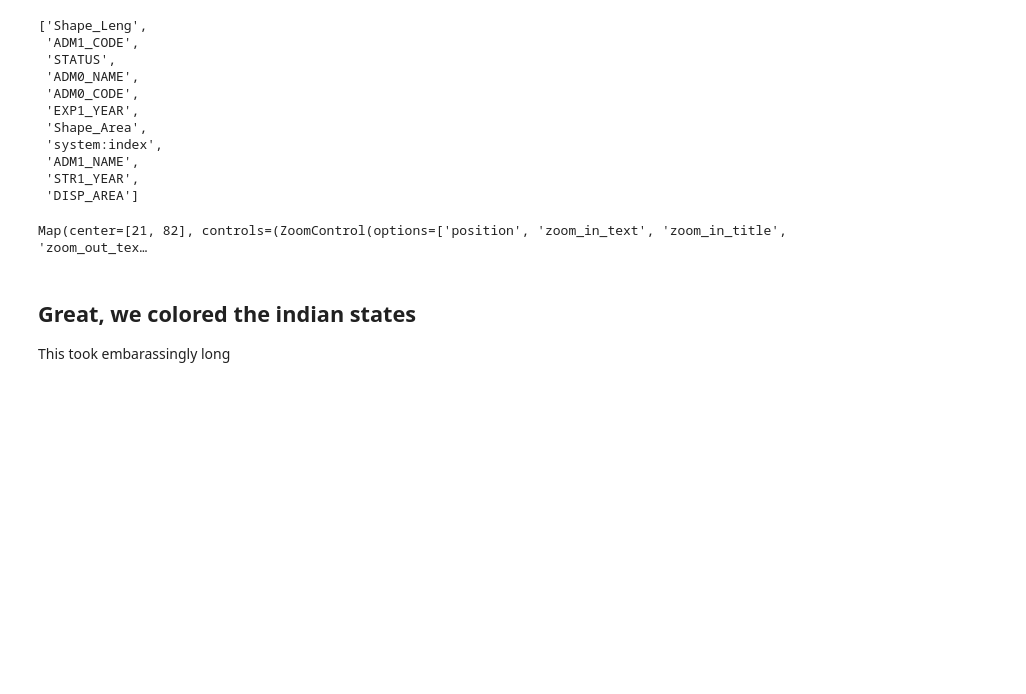
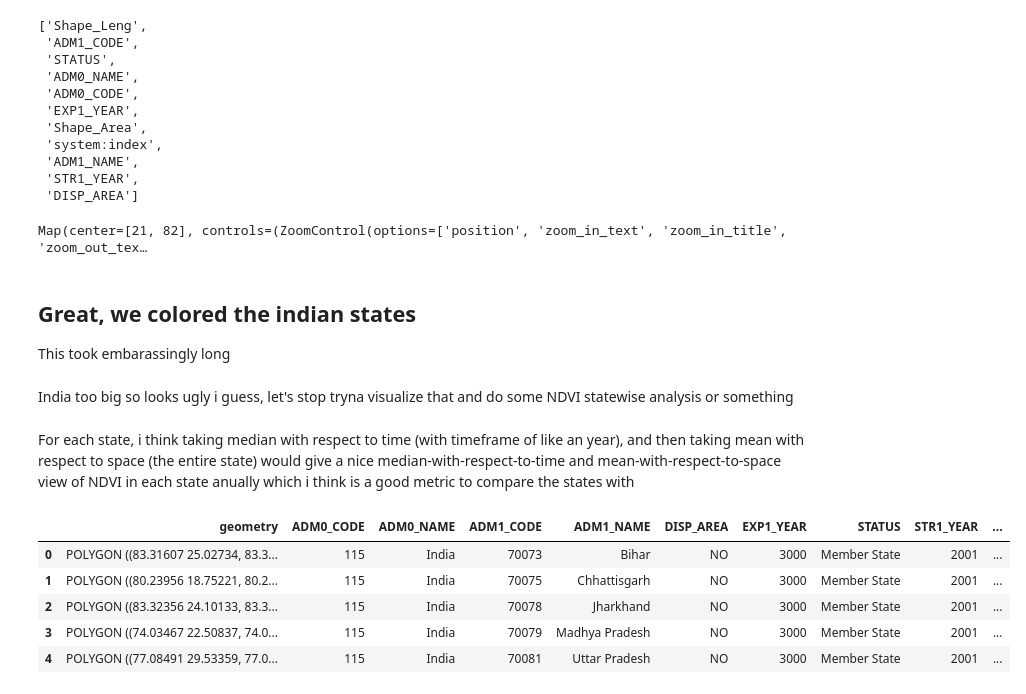
Before and after one commit to bestboybest/LearningPython, a Jupyter notebook: 4) Geopandas + Rasterio Projects/01) IndiaAnalysis/IndiaAnalysis.ipynb, the cells around one changed output. Cells and saved outputs as stored; diff of their text form; code cells hidden in the pictures; blank space fills up the shorter version.

Commit message:
FINALLY got all the data that we need for analysis

```diff
--- a/4) Geopandas + Rasterio Projects/01) IndiaAnalysis/IndiaAnalysis.ipynb
+++ b/4) Geopandas + Rasterio Projects/01) IndiaAnalysis/IndiaAnalysis.ipynb
@@ -40,8 +40,8 @@ states.first().propertyNames().getInfo()
 # %%
 m.addLayer(states, {}, "Indian States")
 # %%
-india = gm.ee_to_gdf(india)
-states = gm.ee_to_gdf(states)
+indiadf = gm.ee_to_gdf(india)
+statesdf = gm.ee_to_gdf(states)
 # %%
 import leafmap as lm
 # %%
@@ -59,0 +68,2 @@ This took embarassingly long
+# %% [markdown]
+India too big so looks ugly i guess, let's stop tryna visualize that and do some NDVI statewise analysis or something
@@ -59,0 +83,11 @@ This took embarassingly long
+# %% [markdown]
+For each state, i think taking median with respect to time (with timeframe of like an year), and then taking mean with respect to space (the entire state) would give a nice median-with-respect-to-time and mean-with-respect-to-space view of NDVI in each state anually which i think is a good metric to compare the states with
+# %%
+statesdf.head()
+# %% [output]
+|  | geometry | ADM0_CODE | ADM0_NAME | ADM1_CODE | ADM1_NAME | DISP_AREA | EXP1_YEAR | STATUS | STR1_YEAR | ... |
+| 0 | POLYGON ((83.31607 25.02734, 83.3... | 115 | India | 70073 | Bihar | NO | 3000 | Member State | 2001 | ... |
+| 1 | POLYGON ((80.23956 18.75221, 80.2... | 115 | India | 70075 | Chhattisgarh | NO | 3000 | Member State | 2001 | ... |
+| 2 | POLYGON ((83.32356 24.10133, 83.3... | 115 | India | 70078 | Jharkhand | NO | 3000 | Member State | 2001 | ... |
+| 3 | POLYGON ((74.03467 22.50837, 74.0... | 115 | India | 70079 | Madhya Pradesh | NO | 3000 | Member State | 2001 | ... |
+| 4 | POLYGON ((77.08491 29.53359, 77.0... | 115 | India | 70081 | Uttar Pradesh | NO | 3000 | Member State | 2001 | ... |
```
Also changed, not shown: parts of 16 cells of this notebook, 6 other files.
